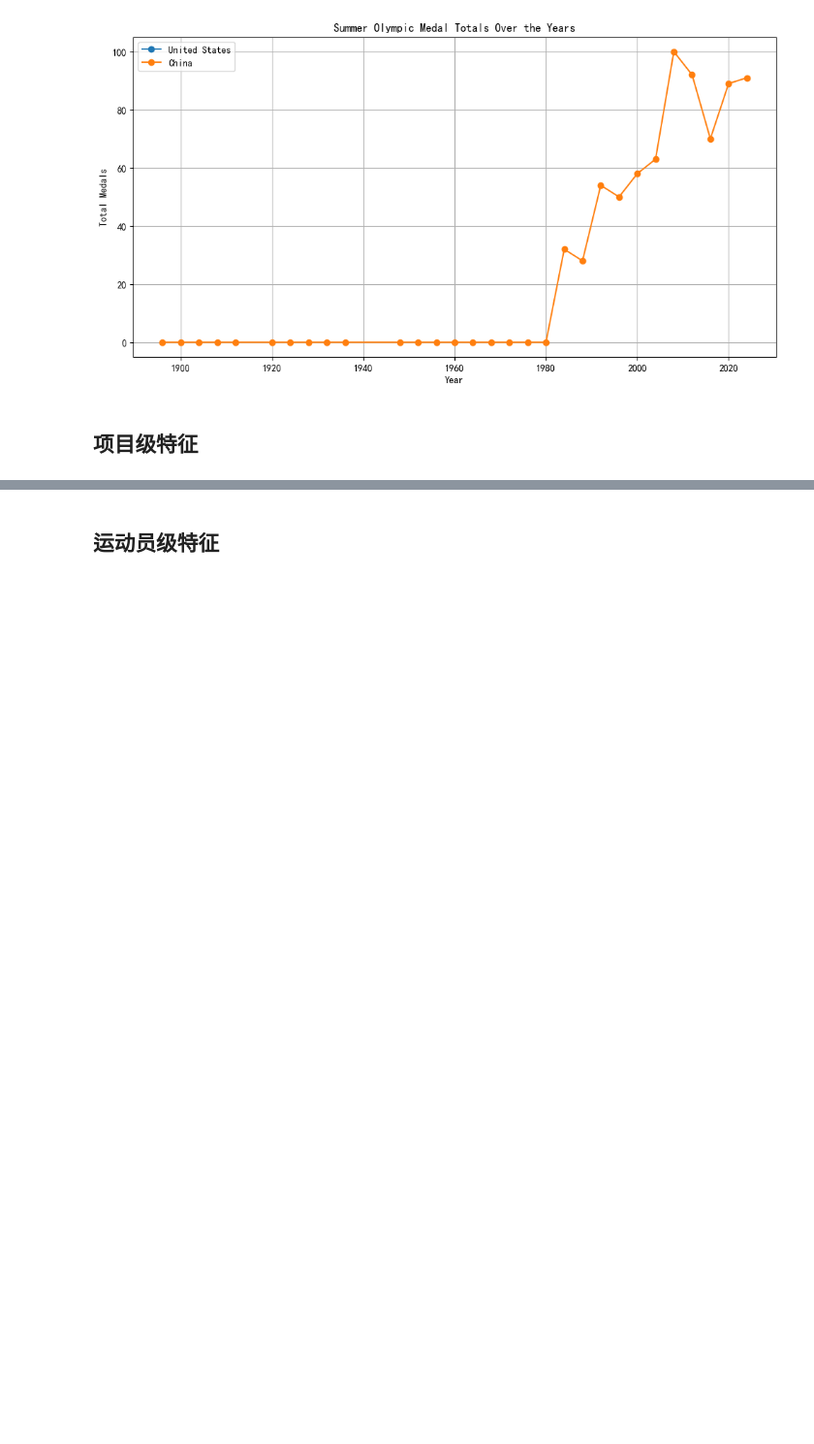
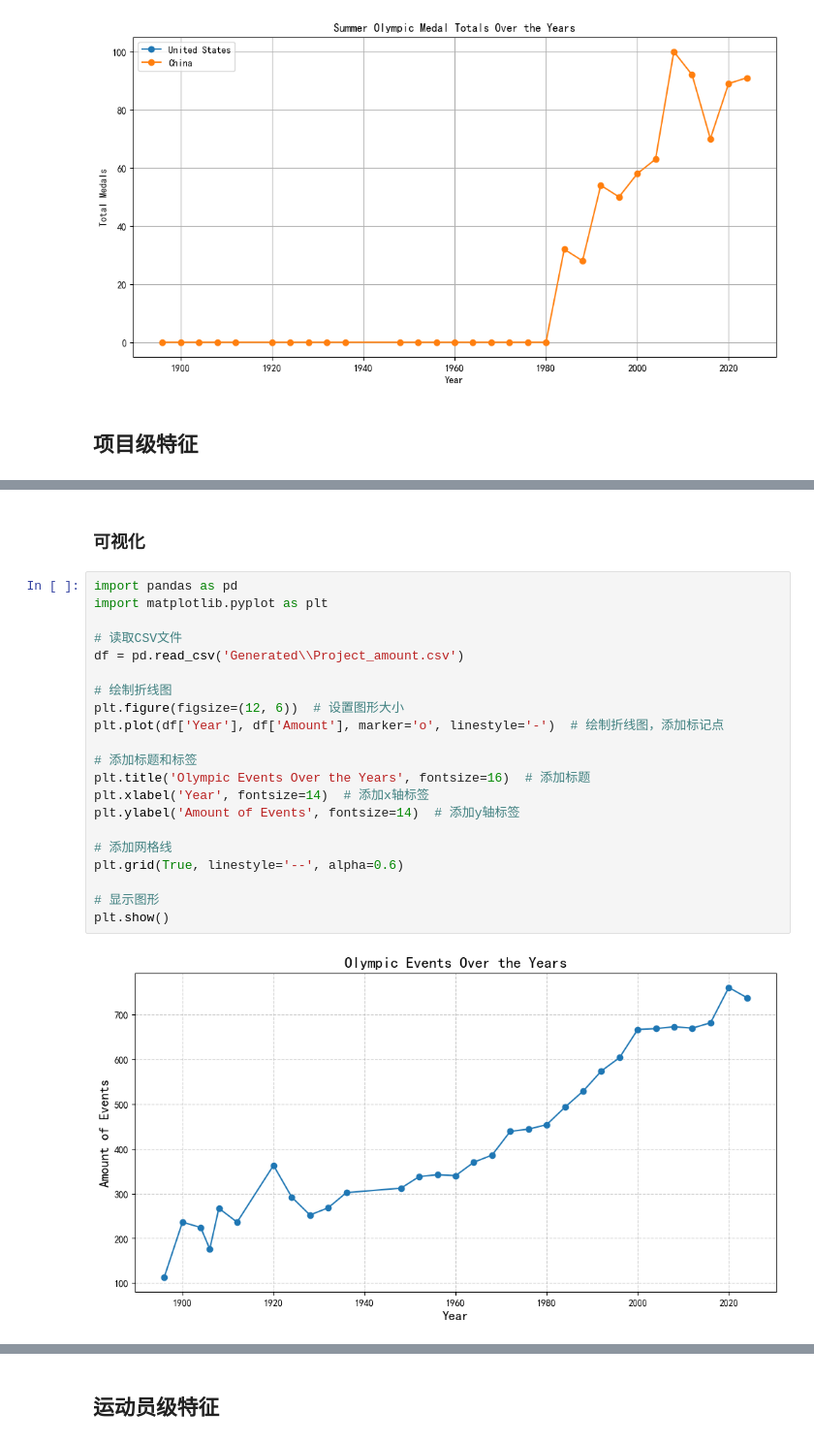
Before and after one commit to LiaoZiqi-GZFLS/2025-MCM-C, a Jupyter notebook: C.ipynb, the cells around one changed output, grey strips where cells are left out. Shown at 97% size. Drawn from its saved outputs; the diff is of its cells as text; blank space fills up the shorter version.

```diff
--- a/C.ipynb
+++ b/C.ipynb
@@ -723,0 +753,25 @@ plt.show()
+# %% [markdown]
+### 可视化
+# %%
+import pandas as pd
+import matplotlib.pyplot as plt
+
+# 读取CSV文件
+df = pd.read_csv('Generated\\Project_amount.csv')
+
+# 绘制折线图
+plt.figure(figsize=(12, 6))  # 设置图形大小
+plt.plot(df['Year'], df['Amount'], marker='o', linestyle='-')  # 绘制折线图，添加标记点
+
+# 添加标题和标签
+plt.title('Olympic Events Over the Years', fontsize=16)  # 添加标题
+plt.xlabel('Year', fontsize=14)  # 添加x轴标签
+plt.ylabel('Amount of Events', fontsize=14)  # 添加y轴标签
+
+# 添加网格线
+plt.grid(True, linestyle='--', alpha=0.6)
+
+# 显示图形
+plt.show()
+# %% [output]
+[figure, added]
```
Also changed, not shown: parts of 12 cells of this notebook, 15 other files.
